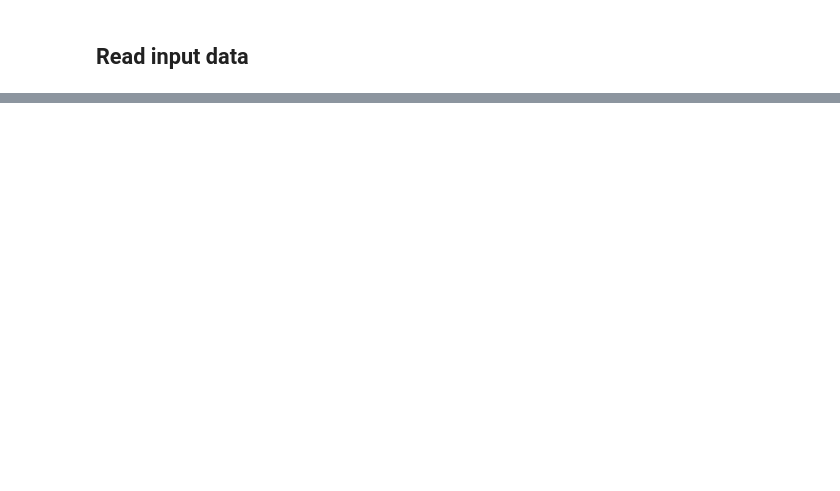
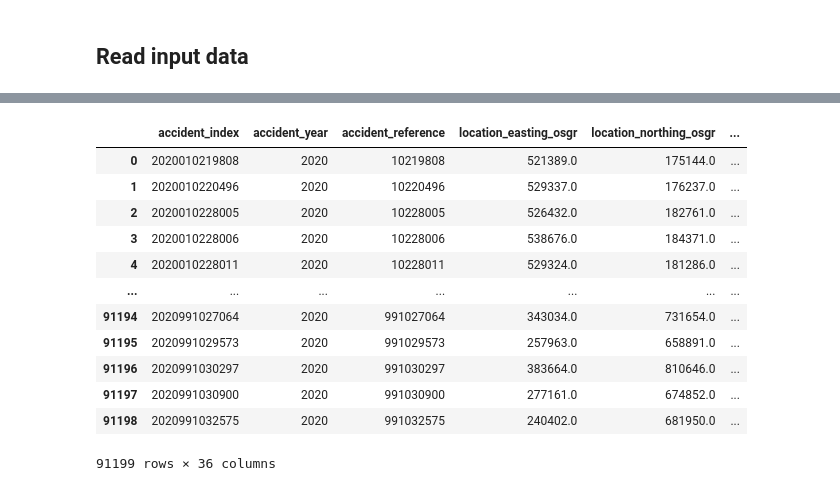
Before and after one commit to darraghs/SligoIT_DataScience2021_DV_Project, a Jupyter notebook: project.ipynb, the cells around one changed output, grey strips where cells are left out. Drawn from its saved outputs; the diff is of its cells as text; code cells hidden in the pictures; blank space fills up the shorter version.

```diff
--- a/project.ipynb
+++ b/project.ipynb
@@ -12,2 +72,20 @@ casualty_df = pd.read_csv("dft-road-casualty-statistics-casualty-1979-2020.csv")
 # %%
-accident_df = pd.read_csv("dft-road-casualty-statistics-accident-1979-2020.csv")
+accident_2020_df=pd.read_csv(
+    "https://data.dft.gov.uk/road-accidents-safety-data/dft-road-casualty-statistics-accident-2020.csv"
+)
+cleanDF(accident_2020_df)
+accident_2020_df
+# %% [output]
+|  | accident_index | accident_year | accident_reference | location_easting_osgr | location_northing_osgr | ... |
+| 0 | 2020010219808 | 2020 | 10219808 | 521389.0 | 175144.0 | ... |
+| 1 | 2020010220496 | 2020 | 10220496 | 529337.0 | 176237.0 | ... |
+| 2 | 2020010228005 | 2020 | 10228005 | 526432.0 | 182761.0 | ... |
+| 3 | 2020010228006 | 2020 | 10228006 | 538676.0 | 184371.0 | ... |
+| 4 | 2020010228011 | 2020 | 10228011 | 529324.0 | 181286.0 | ... |
+| ... | ... | ... | ... | ... | ... | ... |
+| 91194 | 2020991027064 | 2020 | 991027064 | 343034.0 | 731654.0 | ... |
+| 91195 | 2020991029573 | 2020 | 991029573 | 257963.0 | 658891.0 | ... |
+| 91196 | 2020991030297 | 2020 | 991030297 | 383664.0 | 810646.0 | ... |
+| 91197 | 2020991030900 | 2020 | 991030900 | 277161.0 | 674852.0 | ... |
+| 91198 | 2020991032575 | 2020 | 991032575 | 240402.0 | 681950.0 | ... |
+91199 rows × 36 columns
```
Also changed, not shown: parts of 37 cells of this notebook, 1 other file.
